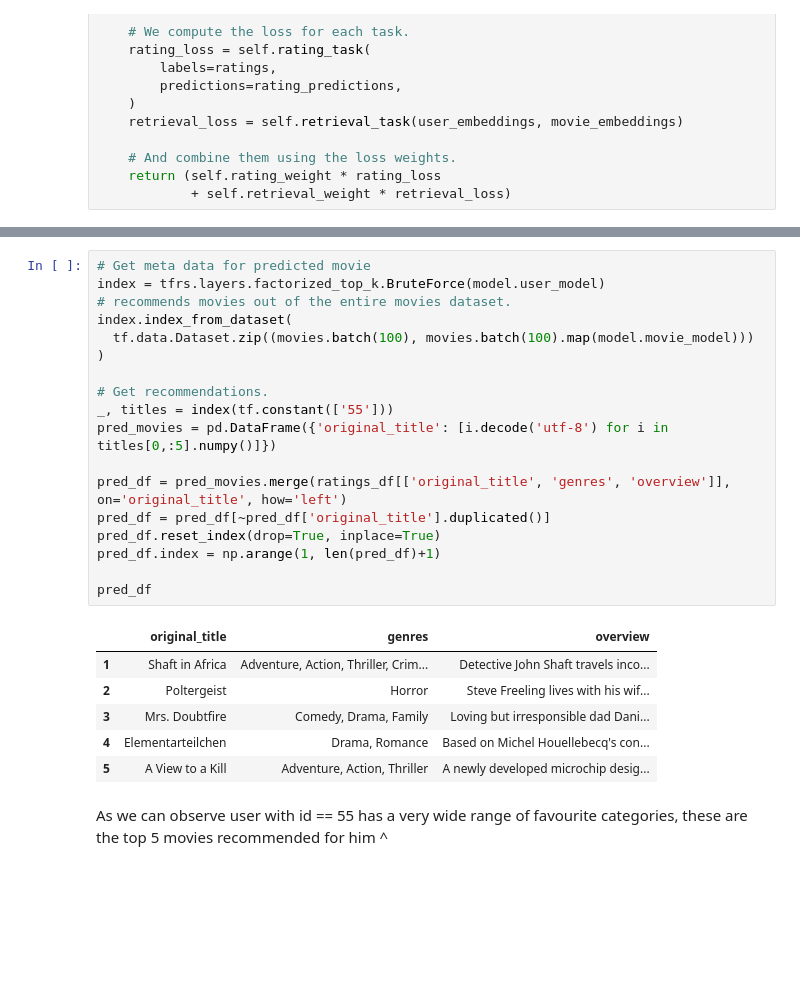
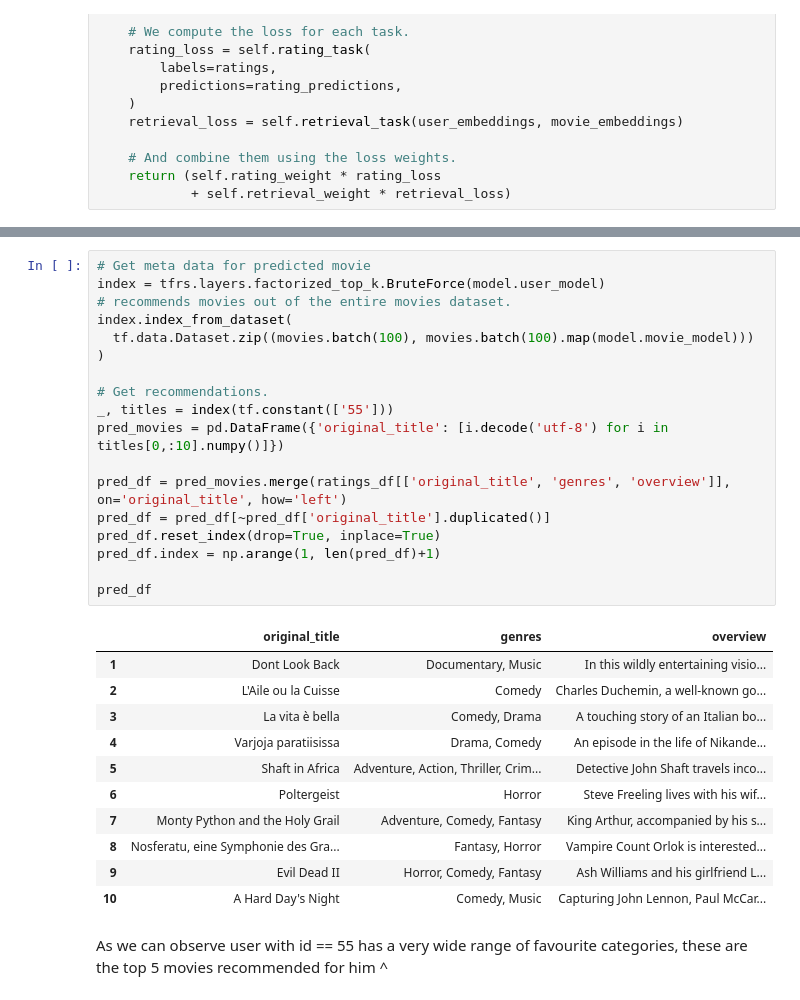
Before and after one commit to WGIceKing/ANDB, a Jupyter notebook: DLRecommender/main.ipynb, the cells around one changed output, grey strips where cells are left out. Drawn from its saved outputs; the diff is of its cells as text; blank space fills up the shorter version.

```diff
--- a/DLRecommender/main.ipynb
+++ b/DLRecommender/main.ipynb
@@ -293,27 +299,32 @@ ratings_df[ratings_df['userId'] == '55']
 # %%
 # Get meta data for predicted movie
 index = tfrs.layers.factorized_top_k.BruteForce(model.user_model)
 # recommends movies out of the entire movies dataset.
 index.index_from_dataset(
   tf.data.Dataset.zip((movies.batch(100), movies.batch(100).map(model.movie_model)))
 )
 
 # Get recommendations.
 _, titles = index(tf.constant(['55']))
-pred_movies = pd.DataFrame({'original_title': [i.decode('utf-8') for i in titles[0,:5].numpy()]})
+pred_movies = pd.DataFrame({'original_title': [i.decode('utf-8') for i in titles[0,:10].numpy()]})
 
 pred_df = pred_movies.merge(ratings_df[['original_title', 'genres', 'overview']], on='original_title', how='left')
 pred_df = pred_df[~pred_df['original_title'].duplicated()]
 pred_df.reset_index(drop=True, inplace=True)
 pred_df.index = np.arange(1, len(pred_df)+1)
 
 pred_df
 # %% [output]
 |  | original_title | genres | overview |
-| 1 | Shaft in Africa | Adventure, Action, Thriller, Crim... | Detective John Shaft travels inco... |
-| 2 | Poltergeist | Horror | Steve Freeling lives with his wif... |
-| 3 | Mrs. Doubtfire | Comedy, Drama, Family | Loving but irresponsible dad Dani... |
-| 4 | Elementarteilchen | Drama, Romance | Based on Michel Houellebecq's con... |
-| 5 | A View to a Kill | Adventure, Action, Thriller | A newly developed microchip desig... |
+| 1 | Dont Look Back | Documentary, Music | In this wildly entertaining visio... |
+| 2 | L'Aile ou la Cuisse | Comedy | Charles Duchemin, a well-known go... |
+| 3 | La vita è bella | Comedy, Drama | A touching story of an Italian bo... |
+| 4 | Varjoja paratiisissa | Drama, Comedy | An episode in the life of Nikande... |
+| 5 | Shaft in Africa | Adventure, Action, Thriller, Crim... | Detective John Shaft travels inco... |
+| 6 | Poltergeist | Horror | Steve Freeling lives with his wif... |
+| 7 | Monty Python and the Holy Grail | Adventure, Comedy, Fantasy | King Arthur, accompanied by his s... |
+| 8 | Nosferatu, eine Symphonie des Gra... | Fantasy, Horror | Vampire Count Orlok is interested... |
+| 9 | Evil Dead II | Horror, Comedy, Fantasy | Ash Williams and his girlfriend L... |
+| 10 | A Hard Day's Night | Comedy, Music | Capturing John Lennon, Paul McCar... |
 # %% [markdown]
 As we can observe user with id == 55 has a very wide range of favourite categories, these are the top 5 movies recommended for him ^
```
Also changed, not shown: parts of 10 cells of this notebook, 1 other file.
